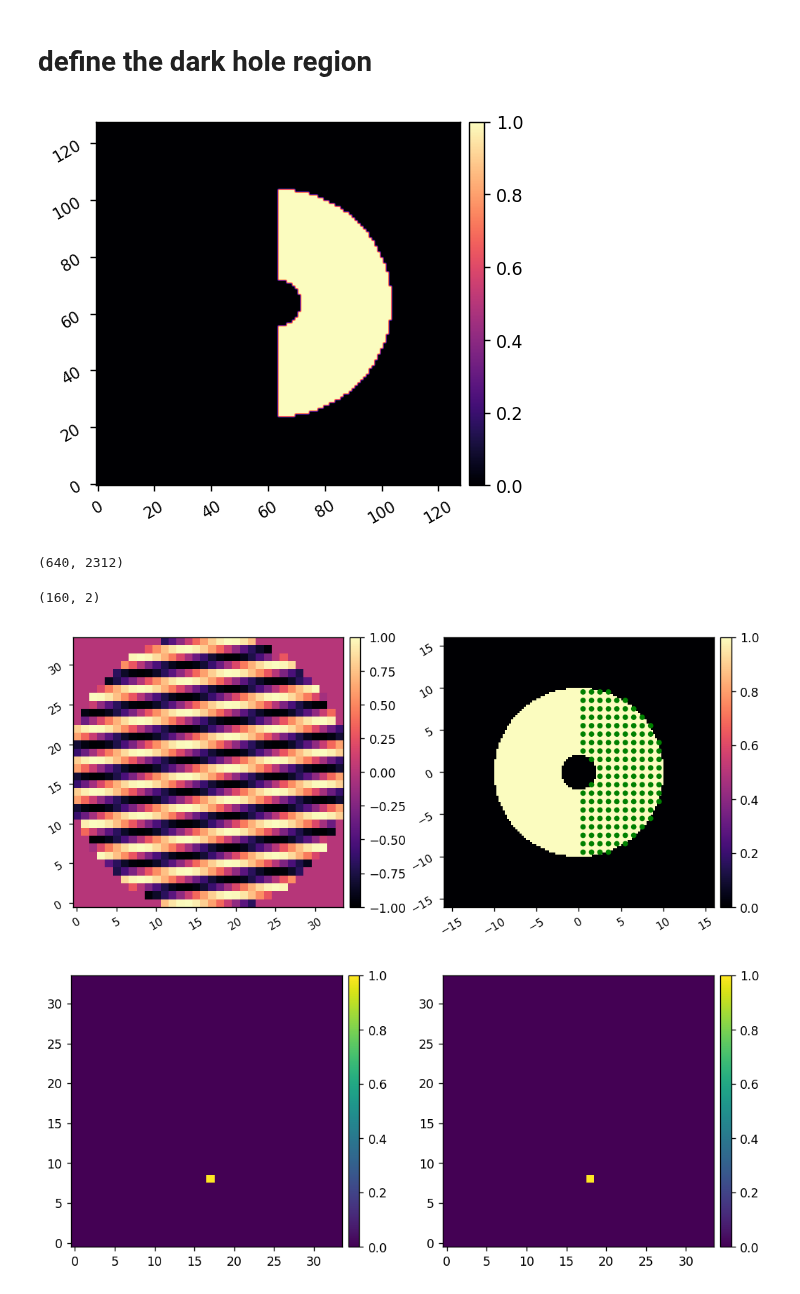
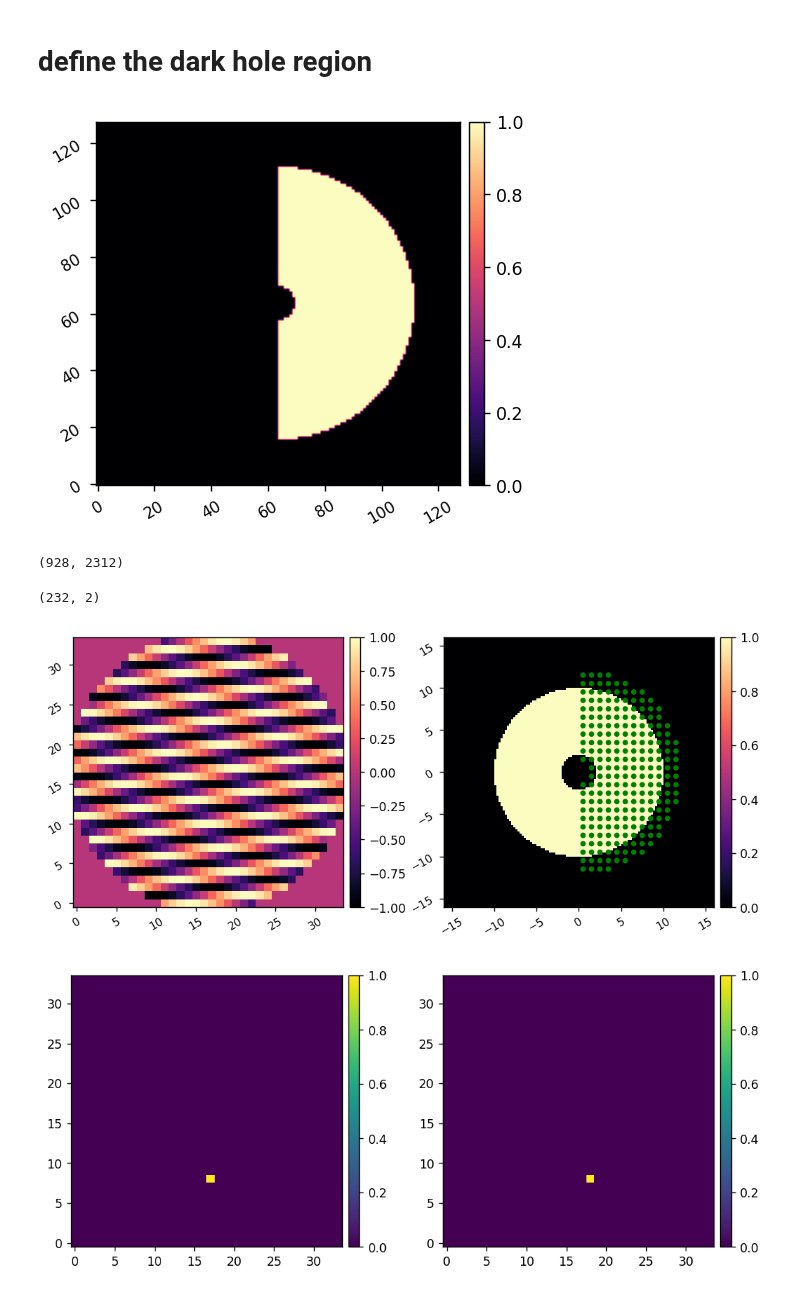
Before and after one commit to kian1377/roman-cgi-iefc, a Jupyter notebook: iefc_2dm_svc.ipynb, the cells around one changed output. Drawn from its saved outputs; the diff is of its cells as text; code cells hidden in the pictures.

```diff
--- a/iefc_2dm_svc.ipynb
+++ b/iefc_2dm_svc.ipynb
@@ -116,27 +116,27 @@ svc.FN
 # define the dark hole region
 # %%
 reload(utils)
-fourier_mask = utils.create_annular_focal_plane_mask(svc, inner_radius=2, outer_radius=10, edge=0, plot=True)
+fourier_mask = utils.create_annular_focal_plane_mask(svc, inner_radius=1.5, outer_radius=12, edge=0, plot=True)
 
 calib_modes, fs = utils.create_fourier_modes(svc, fourier_mask, fourier_sampling=1, return_fs=True, ndms=2)
 nmodes = calib_modes.shape[0]
 nf = calib_modes.shape[0]//2
 display(calib_modes.shape, fs.shape)
 
 patches = []
 for f in fs:
     center = (f[0], f[1])
     radius = 0.25
     patches.append(Circle(center, radius, fill=True, color='g'))
 
 imshow2(calib_modes[5, :svc.Nact**2].reshape(svc.Nact,svc.Nact), control_mask,
              patches2=patches, pxscl2=svc.psf_pixelscale_lamD)
 # wfssvc.imshow1(ref_im, lognorm=True, pxscl=svc.psf_pixelscale_lamD, patches=patches)
 # %% [output]
-[figure, old version]
+[figure, new version]
-(640, 2312)
+(928, 2312)
-(160, 2)
+(232, 2)
-[figure, old version]
+[figure, new version]
 # %%
 probe_modes = utils.create_poke_probes(poke_indices=[(svc.Nact//2, svc.Nact//4), (svc.Nact//2+1, svc.Nact//4)],
                                             Nact=svc.Nact, plot=True)
```
Also changed, not shown: parts of 11 cells of this notebook, 8 other files.
